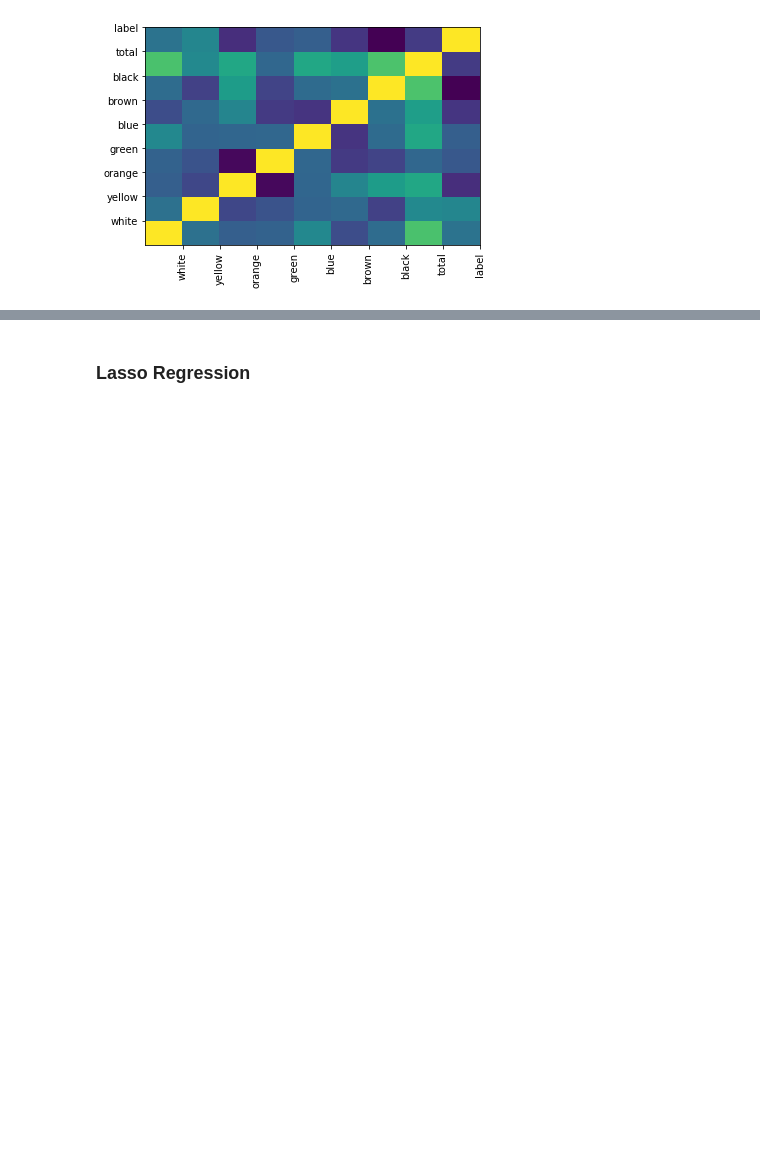
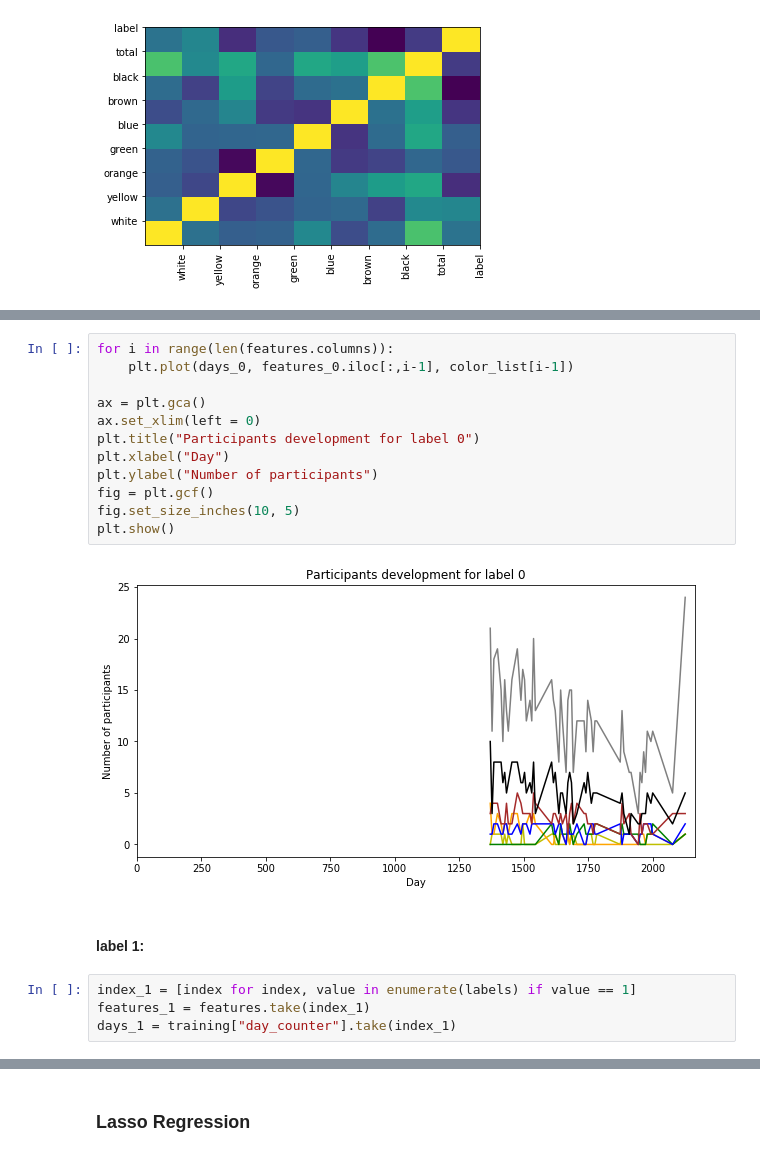
Before and after one commit to felixjohanlehmann/Data-Science, a Jupyter notebook: training_participation.ipynb, the cells around one changed output, grey strips where cells are left out. Drawn from its saved outputs; the diff is of its cells as text; blank space fills up the shorter version.

```diff
--- a/training_participation.ipynb
+++ b/training_participation.ipynb
@@ -194,0 +204,20 @@ plt.show()
+# %%
+for i in range(len(features.columns)):
+    plt.plot(days_0, features_0.iloc[:,i-1], color_list[i-1])
+
+ax = plt.gca()
+ax.set_xlim(left = 0)
+plt.title("Participants development for label 0")
+plt.xlabel("Day")
+plt.ylabel("Number of participants")
+fig = plt.gcf()
+fig.set_size_inches(10, 5)
+plt.show()
+# %% [output]
+[figure, added]
+# %% [markdown]
+#### label 1:
+# %%
+index_1 = [index for index, value in enumerate(labels) if value == 1]
+features_1 = features.take(index_1)
+days_1 = training["day_counter"].take(index_1)
```
Also changed, not shown: parts of 10 cells of this notebook.
